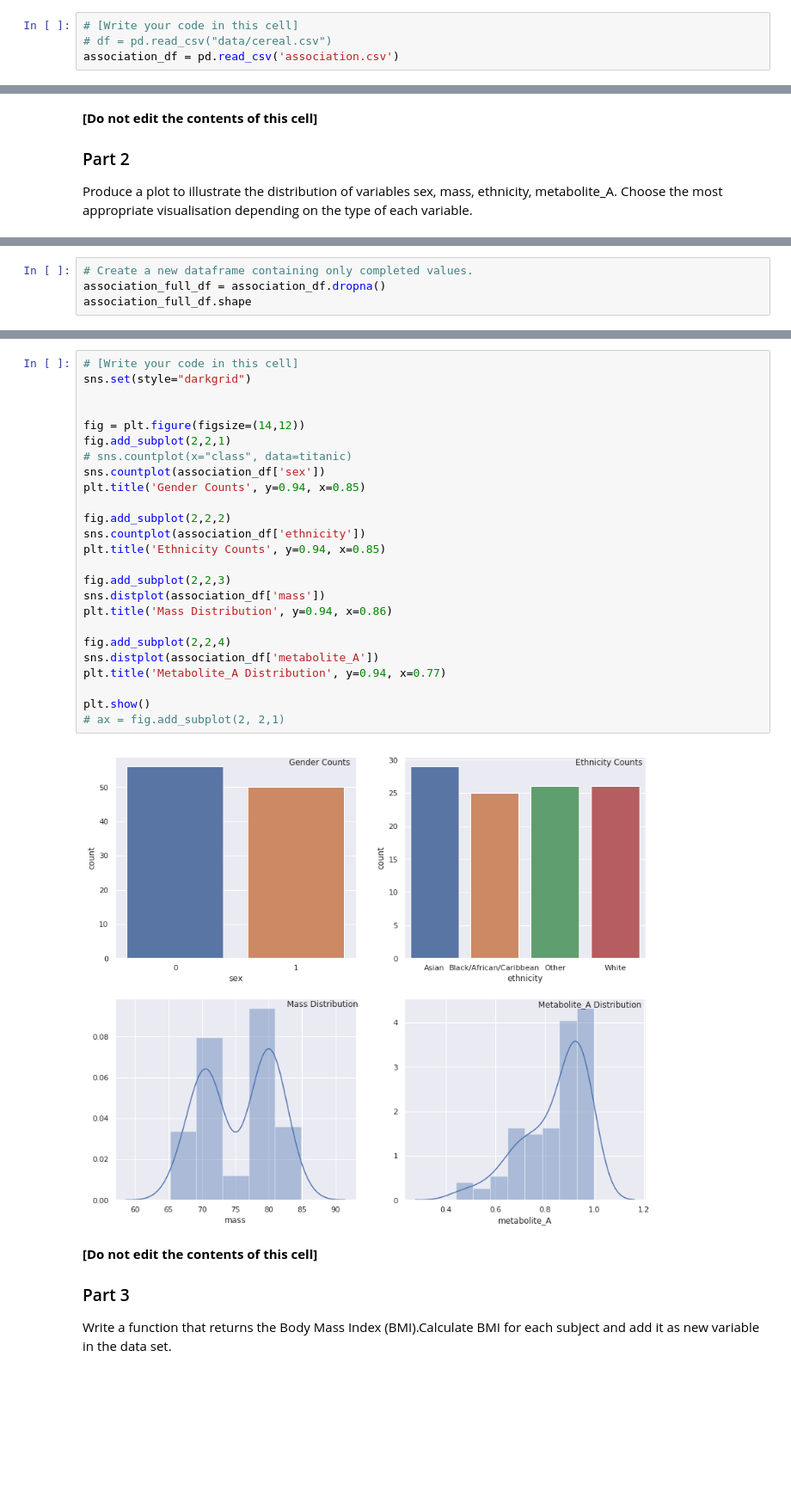
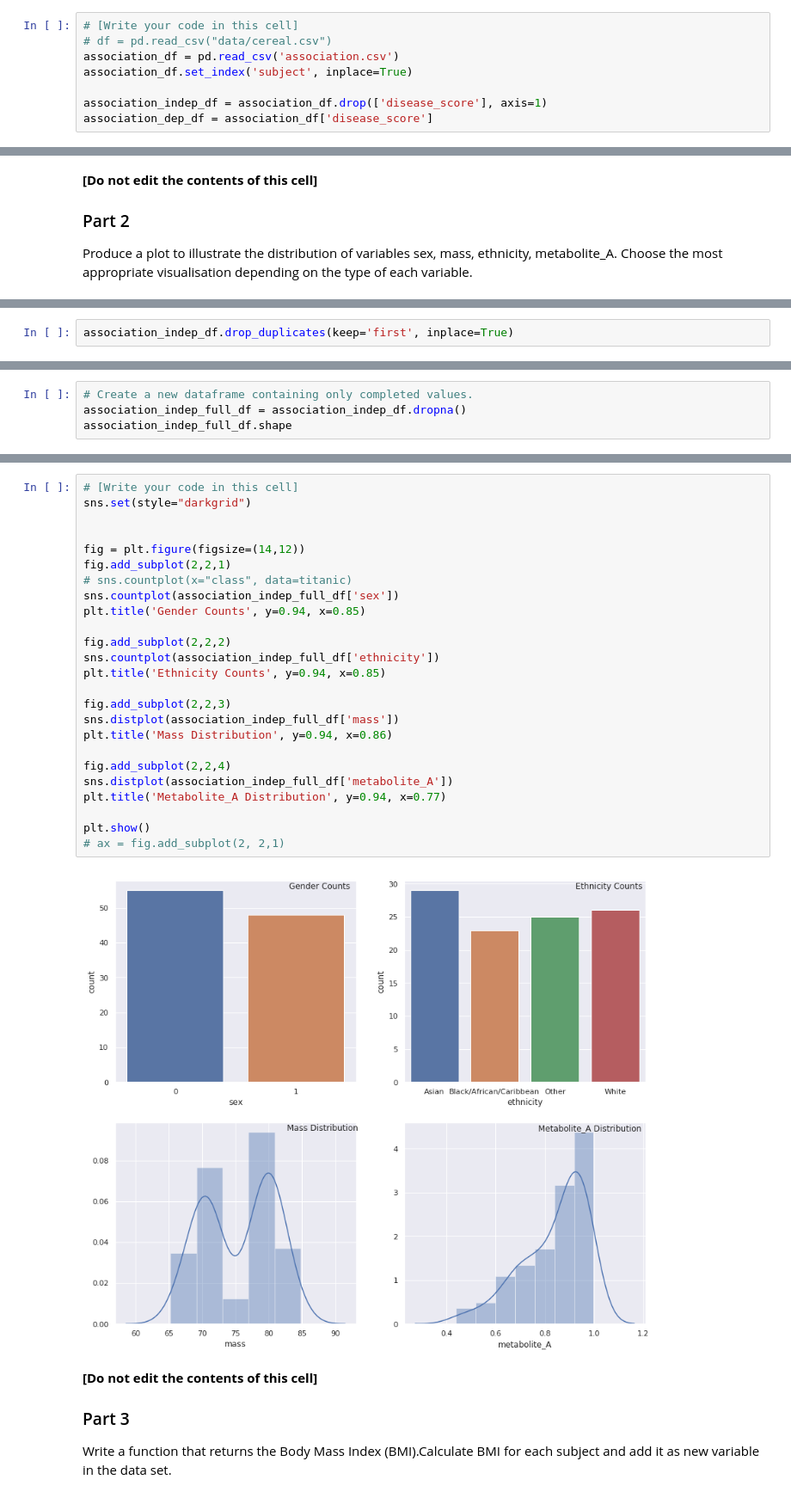
Before and after one commit to vetronz/maths, a Jupyter notebook: Assessments/assignment.ipynb, the cells around one changed output, grey strips where cells are left out. Shown at 86% size. Saved outputs shown, nothing was run; the diff lists cells and outputs as text; blank space fills up the shorter version.

```diff
--- a/Assessments/assignment.ipynb
+++ b/Assessments/assignment.ipynb
@@ -51,3 +51,7 @@ How many unique records of subjects do we have? How many unique predictor variab
 # [Write your code in this cell]
 # df = pd.read_csv("data/cereal.csv")
 association_df = pd.read_csv('association.csv')
+association_df.set_index('subject', inplace=True)
+
+association_indep_df = association_df.drop(['disease_score'], axis=1)
+association_dep_df = association_df['disease_score']
@@ -78,0 +103,2 @@ Produce a plot to illustrate the distribution of variables sex, mass, ethnicity,
+# %%
+association_indep_df.drop_duplicates(keep='first', inplace=True)
@@ -91,5 +120,5 @@ association_df[association_df.isnull().values]
 # %%
 # Create a new dataframe containing only completed values.
-association_full_df = association_df.dropna()
-association_full_df.shape
+association_indep_full_df = association_indep_df.dropna()
+association_indep_full_df.shape
 # %% [output]
@@ -111,30 +139,30 @@ association_df.iloc[[9,34]]
 # %%
 # [Write your code in this cell]
 sns.set(style="darkgrid")
 
 
 fig = plt.figure(figsize=(14,12))
 fig.add_subplot(2,2,1)
 # sns.countplot(x="class", data=titanic)
-sns.countplot(association_df['sex'])
+sns.countplot(association_indep_full_df['sex'])
 plt.title('Gender Counts', y=0.94, x=0.85)
 
 fig.add_subplot(2,2,2)
-sns.countplot(association_df['ethnicity'])
+sns.countplot(association_indep_full_df['ethnicity'])
 plt.title('Ethnicity Counts', y=0.94, x=0.85)
 
 fig.add_subplot(2,2,3)
-sns.distplot(association_df['mass'])
+sns.distplot(association_indep_full_df['mass'])
 plt.title('Mass Distribution', y=0.94, x=0.86)
 
 fig.add_subplot(2,2,4)
-sns.distplot(association_df['metabolite_A'])
+sns.distplot(association_indep_full_df['metabolite_A'])
 plt.title('Metabolite_A Distribution', y=0.94, x=0.77)
 
 plt.show()
 # ax = fig.add_subplot(2, 2,1)
 # %% [output]
-[figure, old version]
+[figure, new version]
 # %% [markdown]
 **[Do not edit the contents of this cell]**
 
```
Also changed, not shown: parts of 29 cells of this notebook.
